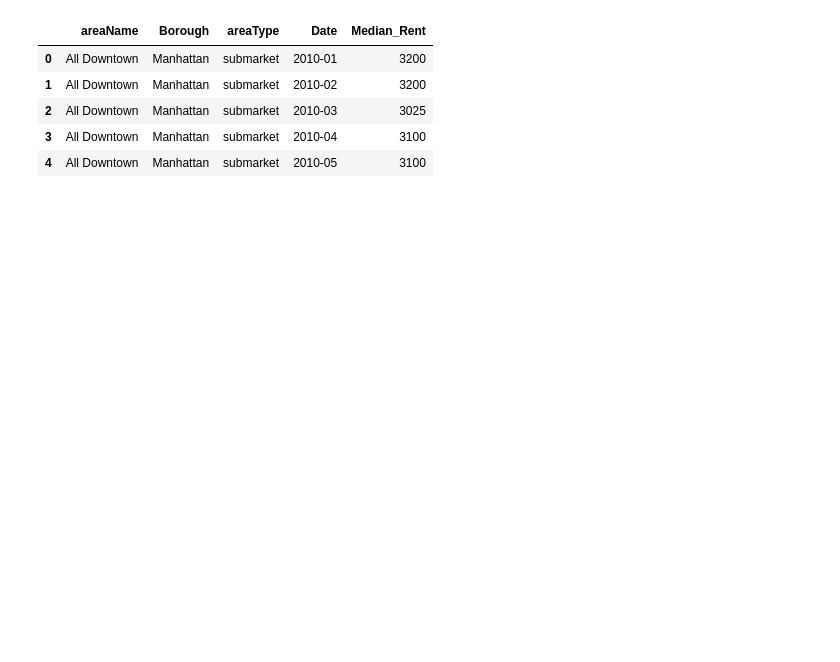
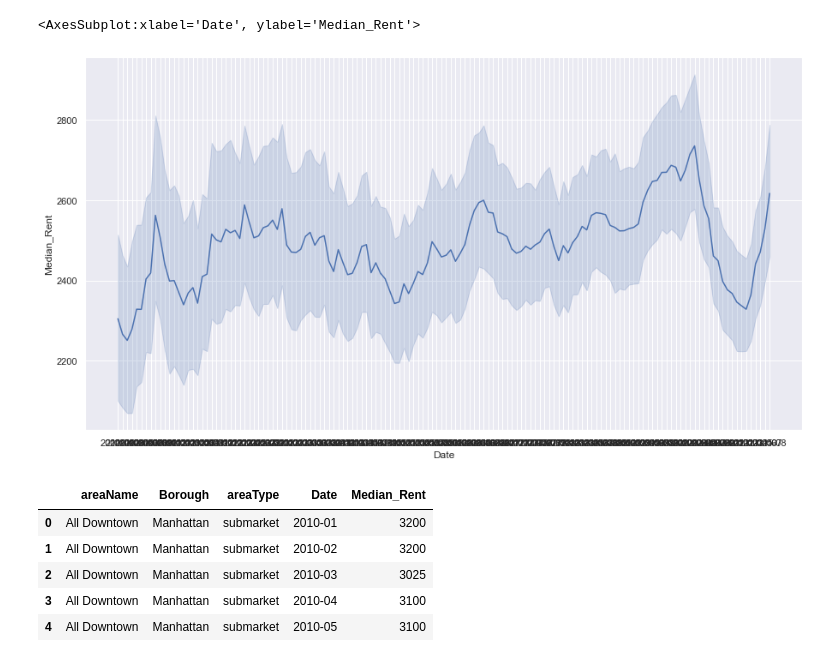
Before and after one commit to jackcopeland11/nyc_apartment_rent_analysis, a Jupyter notebook: python_project_final.ipynb, the cells around one changed output. Saved outputs shown, nothing was run; the diff lists cells and outputs as text; code cells hidden in the pictures; blank space fills up the shorter version.

```diff
--- a/python_project_final.ipynb
+++ b/python_project_final.ipynb
@@ -35,7 +35,12 @@ g = sns.lineplot(x='date_of_interest', y='Covid Case Count 7 Day Avg', hue = 'Bo
 # %%
 rent_prices.head()
 sns.set(rc = {'figure.figsize':(15,8)})
+
+rent_prices.groupby(['Date']).agg(np.average)
 sns.lineplot(rent_prices['Date'], rent_prices['Median_Rent'])
+# %% [output]
+<AxesSubplot:xlabel='Date', ylabel='Median_Rent'>
+[figure, added]
 # %%
 rent_prices.head()
 # %% [output]
```
Also changed, not shown: parts of 8 cells of this notebook.
